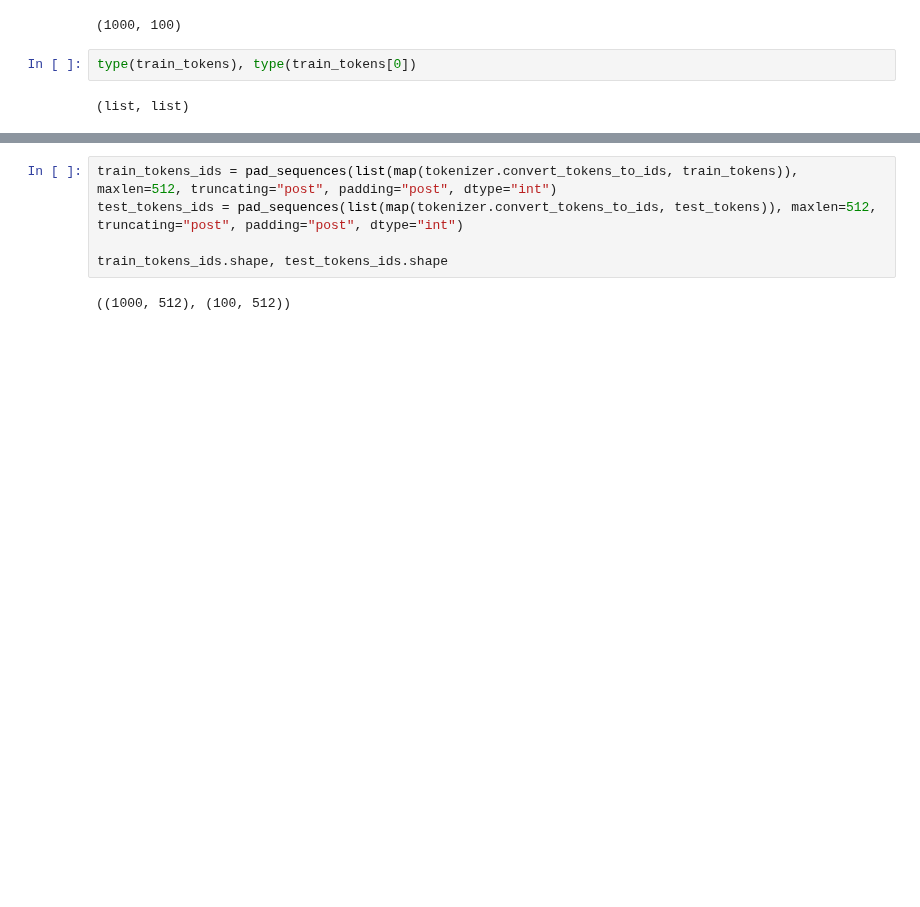
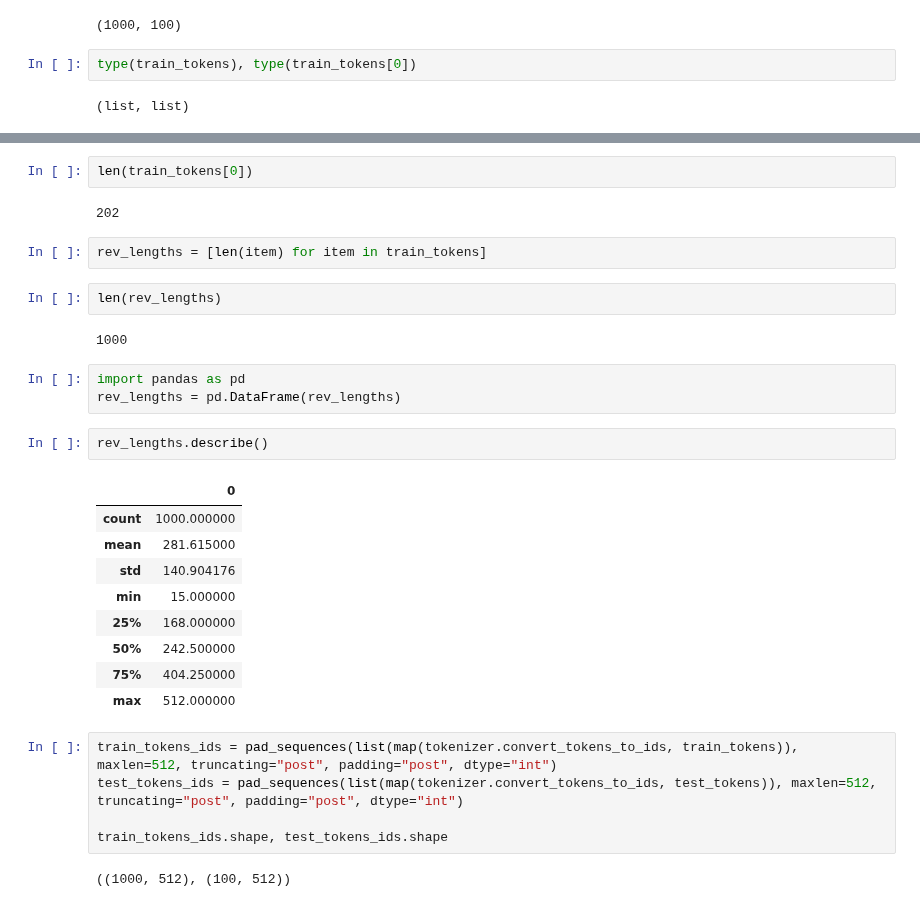
Before and after one commit to Jaskolk/ed-triage, a Jupyter notebook: BERT_to_the_rescue.ipynb, the cells around one changed output, grey strips where cells are left out. Cells and saved outputs as stored; diff of their text form; blank space fills up the shorter version.

```diff
--- a/BERT_to_the_rescue.ipynb
+++ b/BERT_to_the_rescue.ipynb
@@ -122,4 +118,29 @@ train_tokens[0]
  '[SEP]']
+# %%
+len(train_tokens[0])
+# %% [output]
+202
+# %%
+rev_lengths = [len(item) for item in train_tokens]
+# %%
+len(rev_lengths)
+# %% [output]
+1000
+# %%
+import pandas as pd
+rev_lengths = pd.DataFrame(rev_lengths)
+# %%
+rev_lengths.describe()
+# %% [output]
+|  | 0 |
+| count | 1000.000000 |
+| mean | 281.615000 |
+| std | 140.904176 |
+| min | 15.000000 |
+| 25% | 168.000000 |
+| 50% | 242.500000 |
+| 75% | 404.250000 |
+| max | 512.000000 |
 # %%
 train_tokens_ids = pad_sequences(list(map(tokenizer.convert_tokens_to_ids, train_tokens)), maxlen=512, truncating="post", padding="post", dtype="int")
 test_tokens_ids = pad_sequences(list(map(tokenizer.convert_tokens_to_ids, test_tokens)), maxlen=512, truncating="post", padding="post", dtype="int")
```
Also changed, not shown: parts of 54 cells of this notebook, 2 other files.
